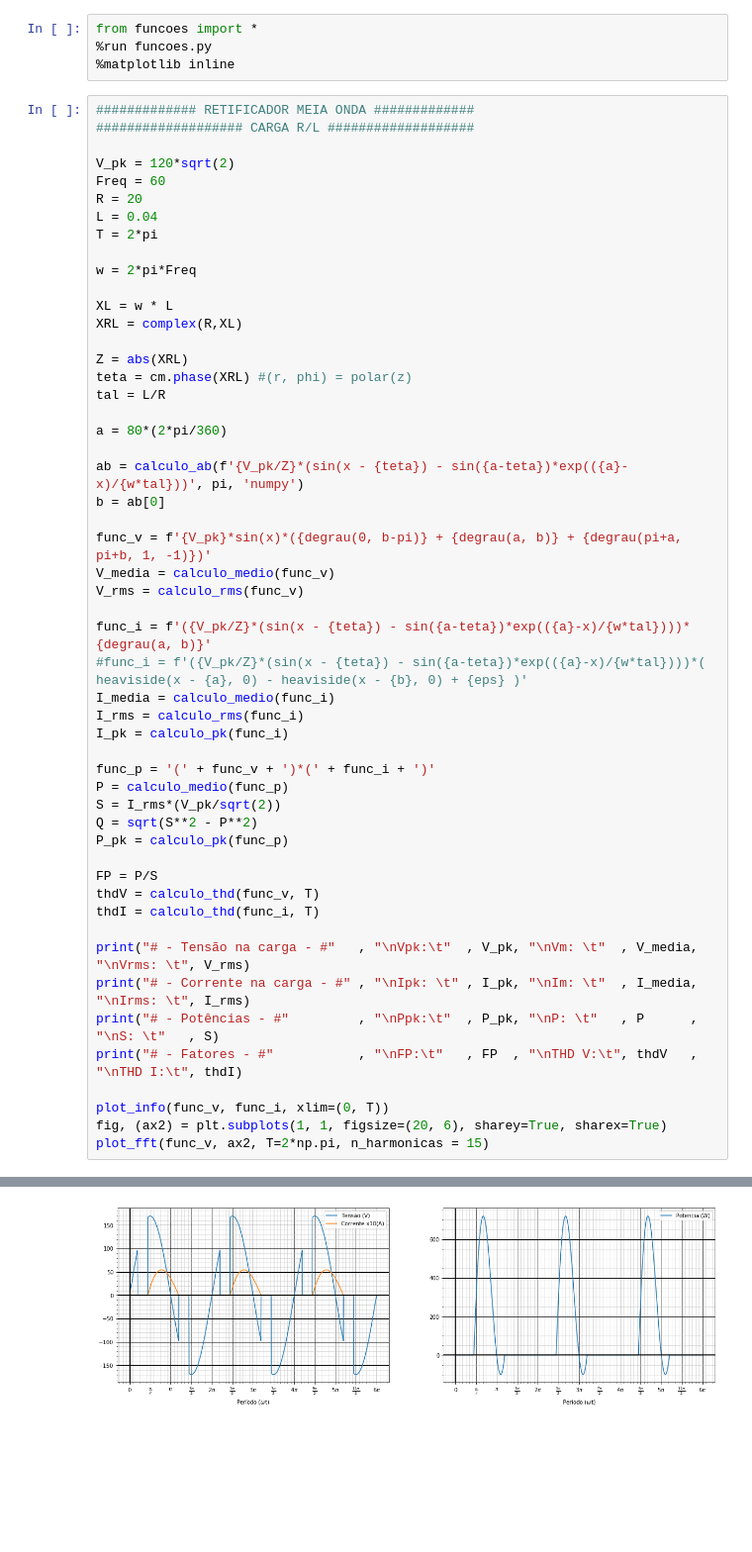
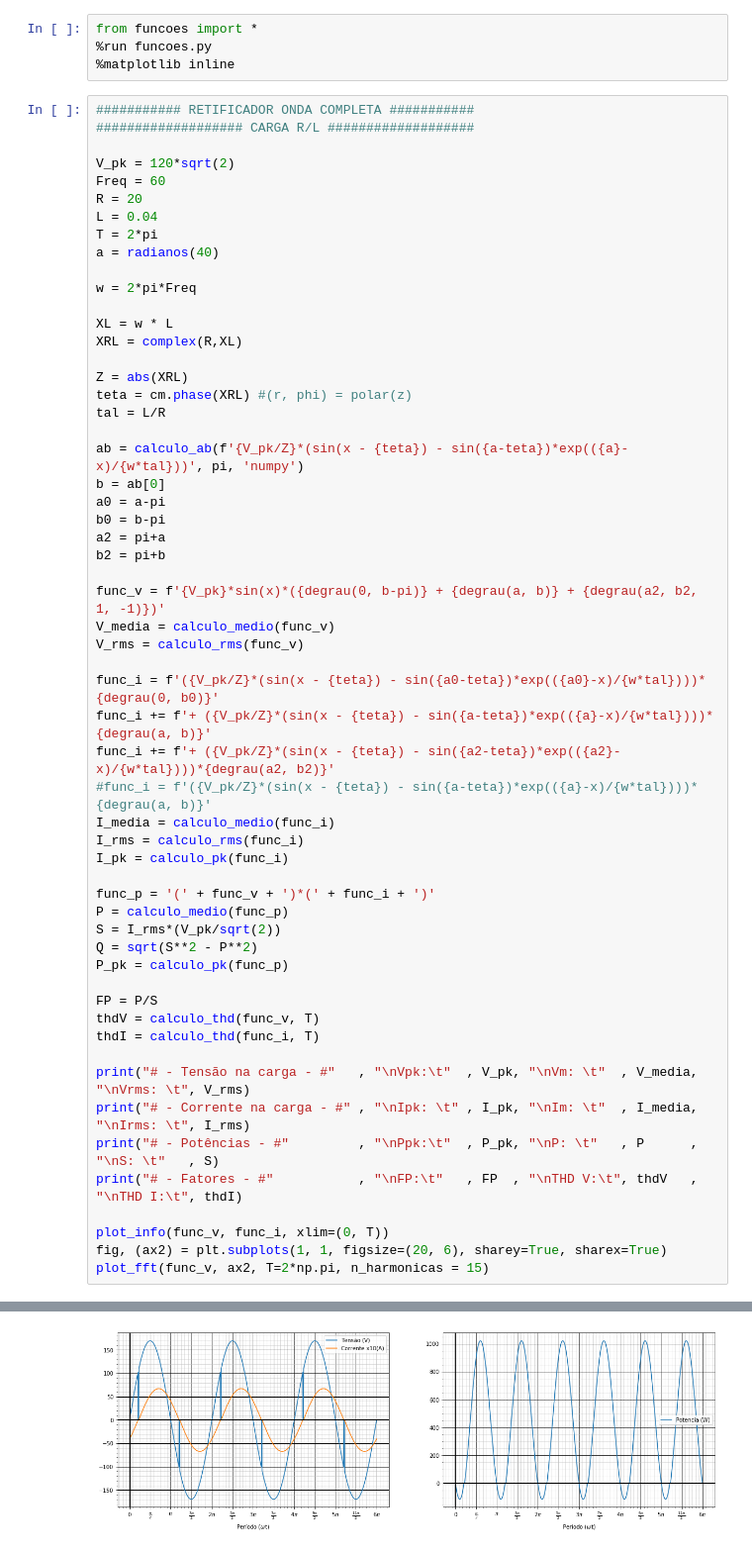
Before and after one commit to diesson/retificadores_python, a Jupyter notebook: 15 Retificador controlado de onda completa (Carga RL).ipynb, the cells around one changed output, grey strips where cells are left out. Shown: that part at 99% size. Cells and saved outputs as stored; diff of their text form; blank space fills up the shorter version.

Commit message:
Controlado onda completa RL parcialmente finalizado

```diff
--- a/15 Retificador controlado de onda completa (Carga RL).ipynb
+++ b/15 Retificador controlado de onda completa (Carga RL).ipynb
@@ -9,7 +9,7 @@ from funcoes import *
 %run funcoes.py
 %matplotlib inline
 # %%
-############# RETIFICADOR MEIA ONDA #############
+########### RETIFICADOR ONDA COMPLETA ###########
 ################### CARGA R/L ###################
 
 V_pk = 120*sqrt(2)
@@ -17,6 +17,7 @@ Freq = 60
 R = 20
 L = 0.04
 T = 2*pi
+a = radianos(40)
 
 w = 2*pi*Freq
 
@@ -27,17 +28,21 @@ Z = abs(XRL)
 teta = cm.phase(XRL) #(r, phi) = polar(z)
 tal = L/R
 
-a = 80*(2*pi/360)
-
 ab = calculo_ab(f'{V_pk/Z}*(sin(x - {teta}) - sin({a-teta})*exp(({a}-x)/{w*tal}))', pi, 'numpy')
 b = ab[0]
+a0 = a-pi
+b0 = b-pi
+a2 = pi+a
+b2 = pi+b
 
-func_v = f'{V_pk}*sin(x)*({degrau(0, b-pi)} + {degrau(a, b)} + {degrau(pi+a, pi+b, 1, -1)})'
+func_v = f'{V_pk}*sin(x)*({degrau(0, b-pi)} + {degrau(a, b)} + {degrau(a2, b2, 1, -1)})'
 V_media = calculo_medio(func_v)
 V_rms = calculo_rms(func_v)
 
-func_i = f'({V_pk/Z}*(sin(x - {teta}) - sin({a-teta})*exp(({a}-x)/{w*tal})))*{degrau(a, b)}'
-#func_i = f'({V_pk/Z}*(sin(x - {teta}) - sin({a-teta})*exp(({a}-x)/{w*tal})))*( heaviside(x - {a}, 0) - heaviside(x - {b}, 0) + {eps} )'
+func_i = f'({V_pk/Z}*(sin(x - {teta}) - sin({a0-teta})*exp(({a0}-x)/{w*tal})))*{degrau(0, b0)}'
+func_i += f'+ ({V_pk/Z}*(sin(x - {teta}) - sin({a-teta})*exp(({a}-x)/{w*tal})))*{degrau(a, b)}'
+func_i += f'+ ({V_pk/Z}*(sin(x - {teta}) - sin({a2-teta})*exp(({a2}-x)/{w*tal})))*{degrau(a2, b2)}'
+#func_i = f'({V_pk/Z}*(sin(x - {teta}) - sin({a-teta})*exp(({a}-x)/{w*tal})))*{degrau(a, b)}'
 I_media = calculo_medio(func_i)
 I_rms = calculo_rms(func_i)
 I_pk = calculo_pk(func_i)
@@ -80 +90 @@ THD I:   1.0664266959286568
-[figure, old version]
+[figure, new version]
```
Also changed, not shown: parts of 2 cells of this notebook, 2 other files.
